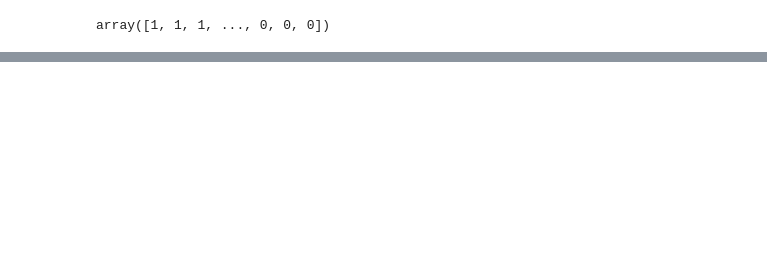
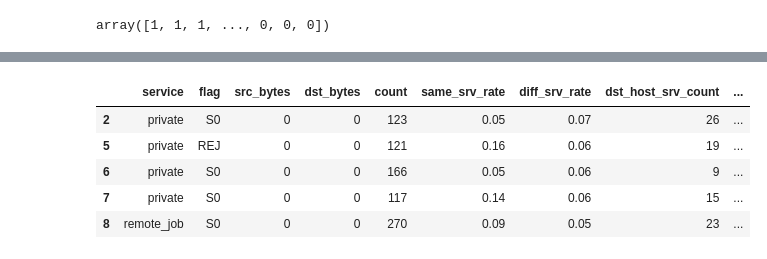
Before and after one commit to SimeonDee/ids-ibr, a Jupyter notebook: model_dev/network-intrusion-detection.ipynb, the cells around one changed output, grey strips where cells are left out. Cells and saved outputs as stored; diff of their text form; code cells hidden in the pictures; blank space fills up the shorter version.

```diff
--- a/model_dev/network-intrusion-detection.ipynb
+++ b/model_dev/network-intrusion-detection.ipynb
@@ -756,0 +836,13 @@ array([1, 1, 1, ..., 0, 0, 0])
+# %%
+t = train[train['class'] == 'anomaly']
+selected = ['service', 'flag', 'src_bytes', 'dst_bytes', 'count', 'same_srv_rate',
+       'diff_srv_rate', 'dst_host_srv_count', 'dst_host_same_srv_rate',
+       'dst_host_same_src_port_rate','class']
+t[selected].head()
+# %% [output]
+|  | service | flag | src_bytes | dst_bytes | count | same_srv_rate | diff_srv_rate | dst_host_srv_count | ... |
+| 2 | private | S0 | 0 | 0 | 123 | 0.05 | 0.07 | 26 | ... |
+| 5 | private | REJ | 0 | 0 | 121 | 0.16 | 0.06 | 19 | ... |
+| 6 | private | S0 | 0 | 0 | 166 | 0.05 | 0.06 | 9 | ... |
+| 7 | private | S0 | 0 | 0 | 117 | 0.14 | 0.06 | 15 | ... |
+| 8 | remote_job | S0 | 0 | 0 | 270 | 0.09 | 0.05 | 23 | ... |
```
Also changed, not shown: parts of 38 cells of this notebook, 39 other files.
